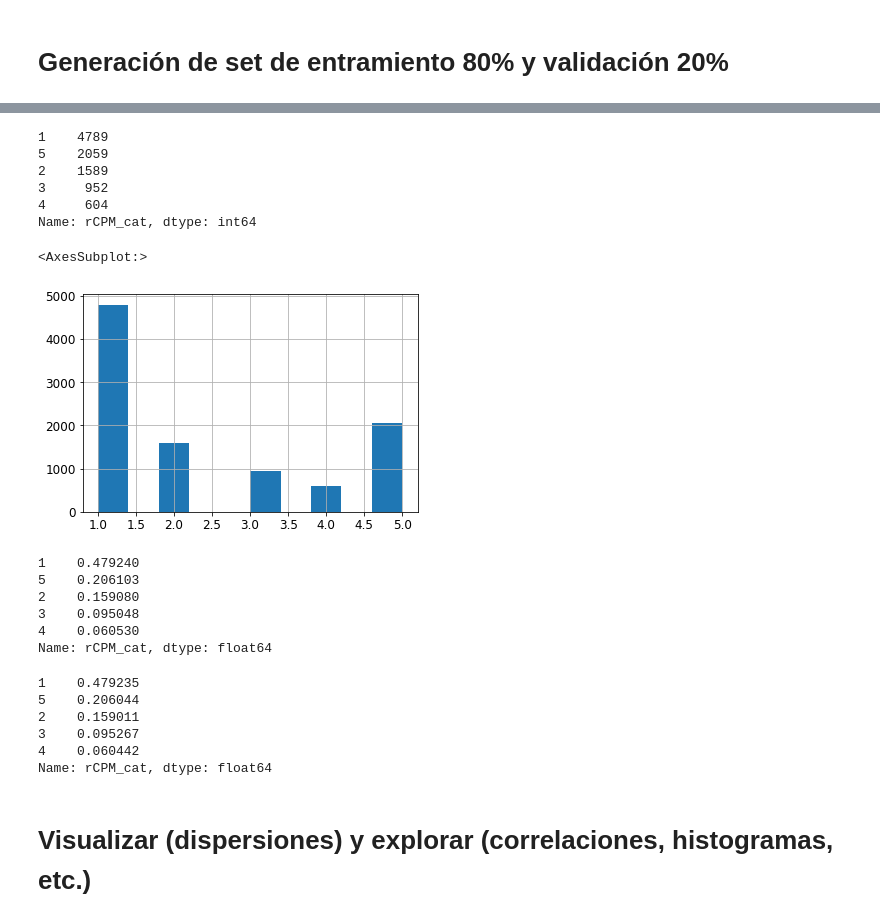
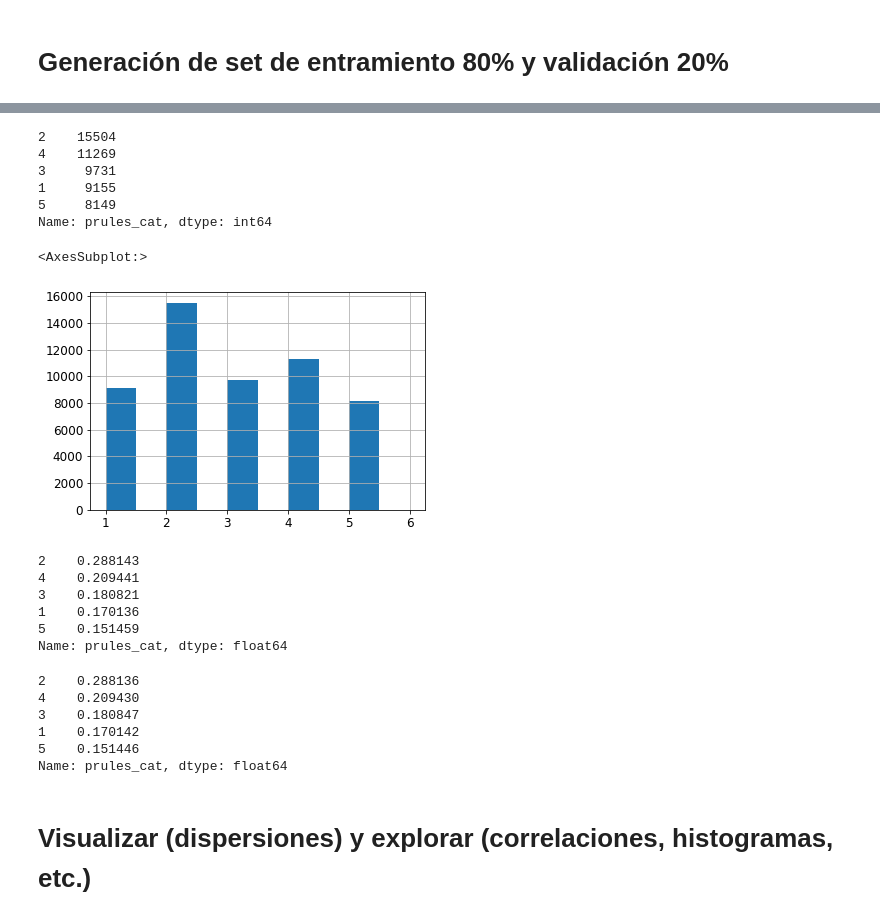
Before and after one commit to aaronjdigital/mlidigital, a Jupyter notebook: Newbase ML Reglas de Precio.ipynb, the cells around one changed output, grey strips where cells are left out. Drawn from its saved outputs; the diff is of its cells as text; code cells hidden in the pictures.

```diff
--- a/Newbase ML Reglas de Precio.ipynb
+++ b/Newbase ML Reglas de Precio.ipynb
@@ -80,5 +82,6 @@ def load_housing_data(housing_path=HOUSING_PATH):
 # Carga y primera visualización de datos
 # %%
 # Visualización de la carga
-housing = load_housing_data()
-housing.head()
+target_site = 'DineroenImagen'
+carga_prules = load_prules_data()
+prules = carga_prules[carga_prules['site'] == target_site]
@@ -115 +119,3 @@ memory usage: 937.0+ KB
+# %%
+prules = prules.reset_index(drop = True)
 # %%
@@ -138,5 +144,5 @@ Saving figure attribute_histogram_plots
 # Generación de set de entramiento 80% y validación 20%
 # %%
 # Creación de Métrica rCPM Ingresos/Ad Requests * 1,000
-housing['rCPM'] = housing['Estimated revenue (MX$)']/housing['Ad requests']*1000
+prules['rCPM'] = prules['revenue']/prules['ad_requests']*1000
 # %%
@@ -147,23 +158,23 @@ housing["rCPM"].hist()
 # %%
 # Se hace la estratificación de las instancias por rCPM
-housing['rCPM_cat'] = pd.cut(housing["rCPM"],
-                               bins=[-np.inf, 1., 2., 3., 4., np.inf],
+prules['prules_cat'] = pd.cut(prules["pricing_rules"],
+                               bins=[-np.inf, 0.8, 1.6, 2.4, 3.2,np.inf],
                                labels=[1, 2, 3, 4, 5])
 # %%
 # Estratificación con $1 de diferencia cada estrato
-housing["rCPM_cat"].value_counts()
+prules["prules_cat"].value_counts()
 # %% [output]
-1    4789
-5    2059
-2    1589
-3     952
-4     604
-Name: rCPM_cat, dtype: int64
+2    15504
+4    11269
+3     9731
+1     9155
+5     8149
+Name: prules_cat, dtype: int64
 # %%
-housing["rCPM_cat"].hist()
+prules["prules_cat"].hist(range = [1,6])
 # %% [output]
 <AxesSubplot:>
-[figure, old version]
+[figure, new version]
 # %%
 from sklearn.model_selection import StratifiedShuffleSplit
 
@@ -174,21 +185,21 @@ for train_index, test_index in split.split(housing, housing["rCPM_cat"]):
 # %%
 # Set estratificado
-strat_test_set["rCPM_cat"].value_counts() / len(strat_test_set)
+strat_test_set["prules_cat"].value_counts() / len(strat_test_set)
 # %% [output]
-1    0.479240
-5    0.206103
-2    0.159080
-3    0.095048
-4    0.060530
-Name: rCPM_cat, dtype: float64
+2    0.288143
+4    0.209441
+3    0.180821
+1    0.170136
+5    0.151459
+Name: prules_cat, dtype: float64
 # %%
-housing["rCPM_cat"].value_counts() / len(housing)
+prules["prules_cat"].value_counts() / len(prules)
 # %% [output]
-1    0.479235
-5    0.206044
-2    0.159011
-3    0.095267
-4    0.060442
-Name: rCPM_cat, dtype: float64
+2    0.288136
+4    0.209430
+3    0.180847
+1    0.170142
+5    0.151446
+Name: prules_cat, dtype: float64
 # %%
 for set_ in (strat_train_set, strat_test_set):
```
Also changed, not shown: parts of 61 cells of this notebook.
